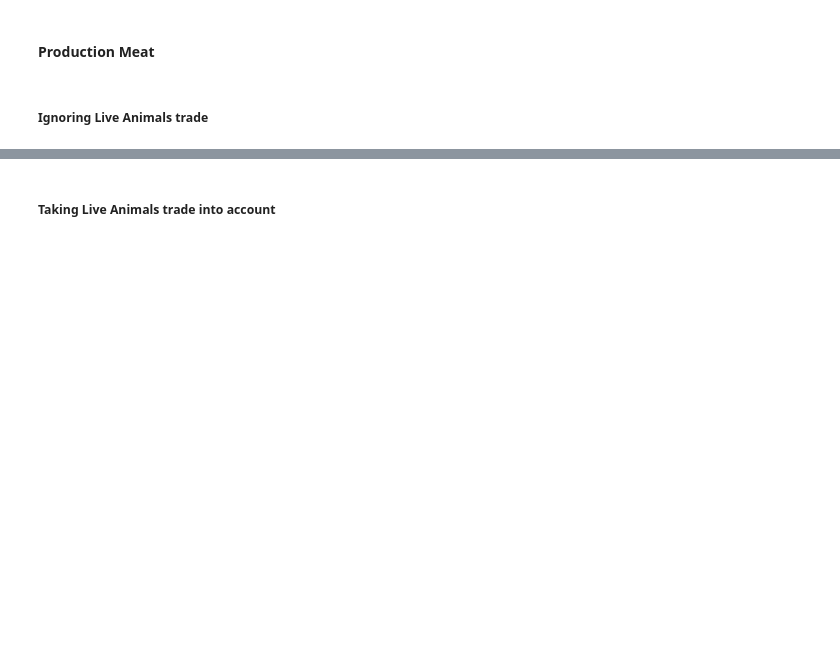
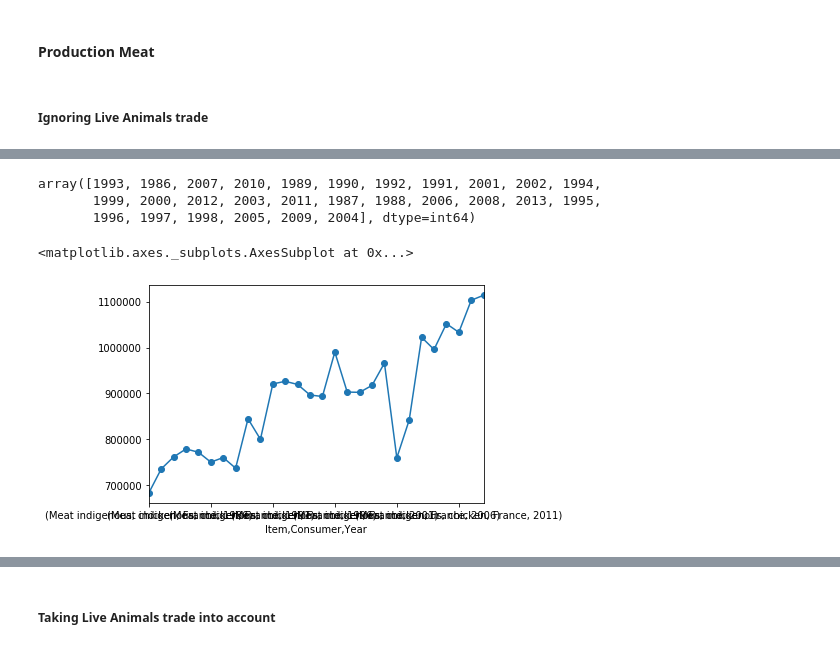
Before and after one commit to OthmanSefraoui/Data_story, a Jupyter notebook: milestone_2.ipynb, the cells around one changed output, grey strips where cells are left out. Saved outputs shown, nothing was run; the diff lists cells and outputs as text; code cells hidden in the pictures; blank space fills up the shorter version.

```diff
--- a/milestone_2.ipynb
+++ b/milestone_2.ipynb
@@ -2067,0 +2072,12 @@ df_meat_cons.sort_values(by=["Item","Consumer","Year","Animal Number"])
+# %%
+df_meat_cons[(df_meat_cons["Consumed Quantity (tonnes)"]<0)].groupby(by=["Item","Consumer","Year"]).sum().reset_index()["Year"].unique()
+# %% [output]
+array([1993, 1986, 2007, 2010, 1989, 1990, 1992, 1991, 2001, 2002, 1994,
+       1999, 2000, 2012, 2003, 2011, 1987, 1988, 2006, 2008, 2013, 1995,
+       1996, 1997, 1998, 2005, 2009, 2004], dtype=int64)
+# %%
+dff = select_on(df_meat_cons, {"Item":["Meat indigenous, chicken"], "Consumer":["France"]})
+dff.groupby(by=["Item","Consumer","Year"]).sum()["Consumed Quantity (tonnes)"].plot(marker='o')
+# %% [output]
+<matplotlib.axes._subplots.AxesSubplot at 0x...>
+[figure, added]
```
Also changed, not shown: parts of 33 cells of this notebook.
